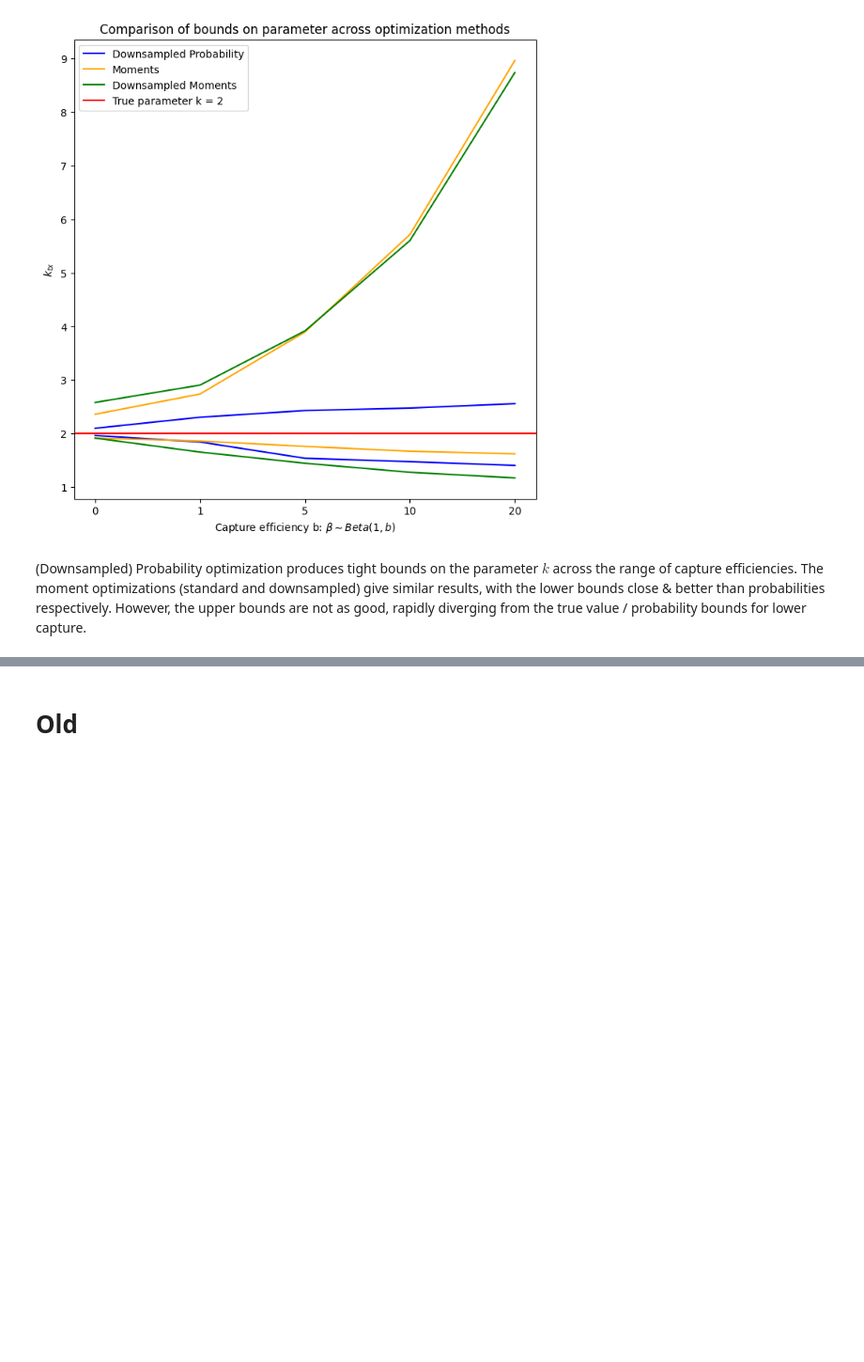
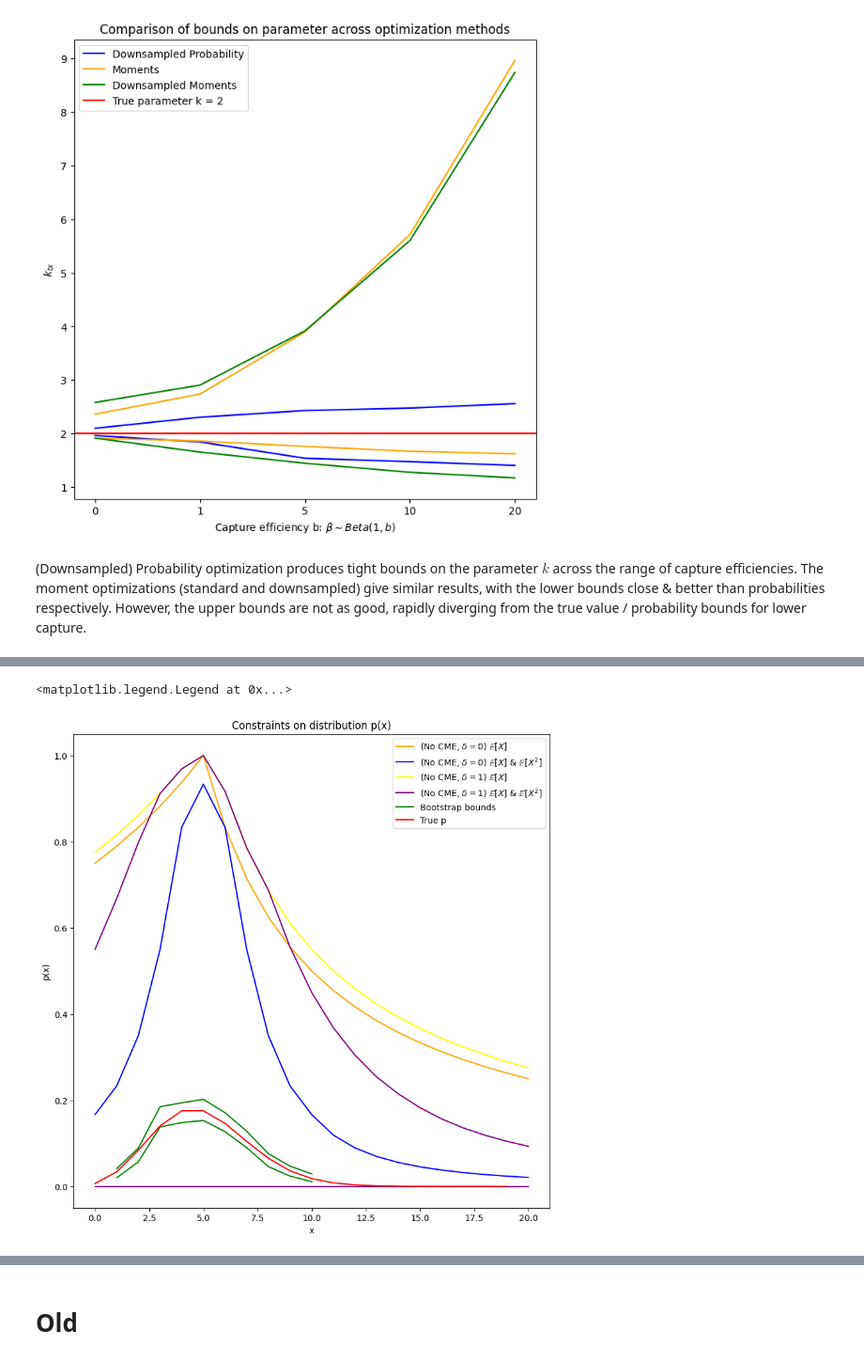
Before and after one commit to willjgh/M5R, a Jupyter notebook: Interaction/Moment-Experiments/moment_model_link.ipynb, the cells around one changed output, grey strips where cells are left out. Shown at 94% size. Drawn from its saved outputs; the diff is of its cells as text; code cells hidden in the pictures; blank space fills up the shorter version.

```diff
--- a/Interaction/Moment-Experiments/moment_model_link.ipynb
+++ b/Interaction/Moment-Experiments/moment_model_link.ipynb
@@ -798,0 +1155,53 @@ plt.legend()
+# %%
+# settings
+delta = 0.0
+k = 5
+M = 20
+a = 1
+b = 0
+
+# plotting
+fig, axs = plt.subplots(figsize=(10, 10))
+
+# E[X] optimization
+solution_moment = optimize_moment_p(M, k, a, b, delta, 30 * delta**2, printing=False, var=False, CME=False)
+axs.plot(solution_moment['p'][:, 0], color="orange", label=r"(No CME, $\delta = 0$) $\mathbb{E}[X]$")
+axs.plot(solution_moment['p'][:, 1], color="orange")
+
+# E[X] & E[X**2] optimization
+solution_moment_var = optimize_moment_p(M, k, a, b, delta, 30 * delta**2, printing=False, var=True, CME=False)
+axs.plot(solution_moment_var['p'][:, 0], color="blue", label=r"(No CME, $\delta = 0$) $\mathbb{E}[X]$ & $\mathbb{E}[X^{2}]$")
+axs.plot(solution_moment_var['p'][:, 1], color="blue")
+
+# large delta
+delta = 1.0
+
+# E[X] optimization
+solution_moment = optimize_moment_p(M, k, a, b, delta, 30 * delta**2, printing=False, var=False, CME=False)
+axs.plot(solution_moment['p'][:, 0], color="yellow", label=r"(No CME, $\delta = 1$) $\mathbb{E}[X]$")
+axs.plot(solution_moment['p'][:, 1], color="yellow")
+
+# E[X] & E[X**2] optimization
+solution_moment_var = optimize_moment_p(M, k, a, b, delta, 30 * delta**2, printing=False, var=True, CME=False)
+axs.plot(solution_moment_var['p'][:, 0], color="purple", label=r"(No CME, $\delta = 1$) $\mathbb{E}[X]$ & $\mathbb{E}[X^{2}]$")
+axs.plot(solution_moment_var['p'][:, 1], color="purple")
+
+# probability bootstrap
+data = simulation.simulate_dataset_range_BD("test", interaction_values=[0], cells=1000, rate=k)
+data.bootstrap_marginal_probabilities()
+lb = [x if x > 0 else None for x in data.probs_OB['sample-0']['x1_bounds'][0, :]]
+ub = [x if x < 1 else None for x in data.probs_OB['sample-0']['x1_bounds'][1, :]]
+axs.plot(lb, color="green", label="Bootstrap bounds")
+axs.plot(ub, color="green")
+
+# true distribution
+axs.plot(scipy.stats.poisson.pmf(range(20), k), color="red", label="True p")
+
+# plotting
+axs.set_title("Constraints on distribution p(x)")
+axs.set_xlabel("x")
+axs.set_ylabel("p(x)")
+plt.legend()
+# %% [output]
+<matplotlib.legend.Legend at 0x...>
+[figure, added]
```
Also changed, not shown: parts of 34 cells of this notebook.
